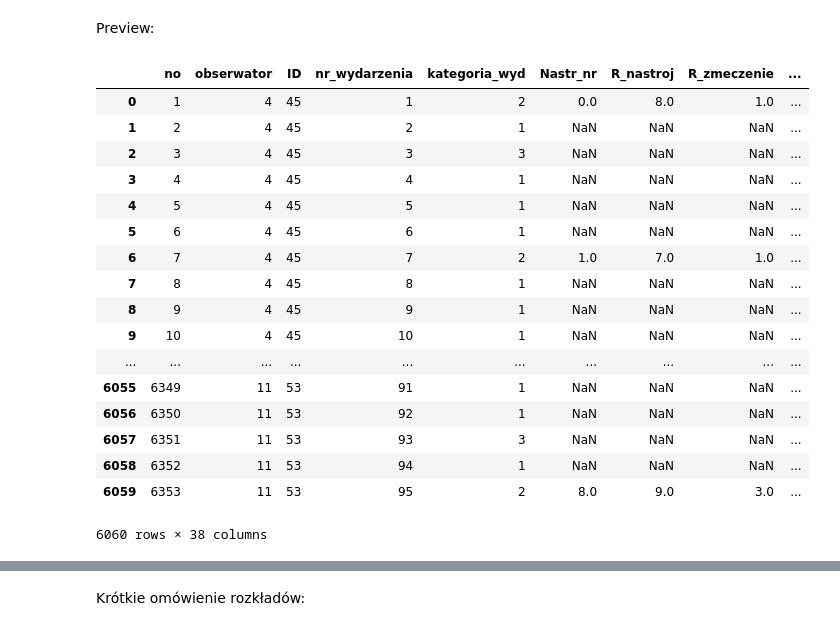
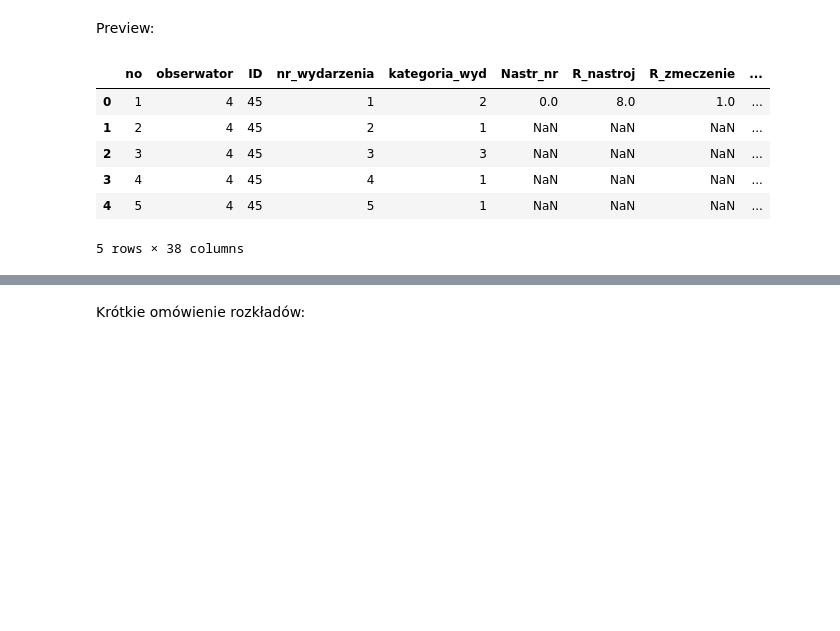
Before and after one commit to wernerolaf/WUM_projekt2, a Jupyter notebook: Prezentacja1.ipynb, the cells around one changed output, grey strips where cells are left out. Saved outputs shown, nothing was run; the diff lists cells and outputs as text; code cells hidden in the pictures; blank space fills up the shorter version.

```diff
--- a/Prezentacja1.ipynb
+++ b/Prezentacja1.ipynb
@@ -14,26 +14,15 @@ co to są ogółem za dane?
 # %% [markdown]
 Preview:
 # %%
-ob # Dane są sekwencyjne!
+ob.head() # Dane są sekwencyjne!
 # %% [output]
 |  | no | obserwator | ID | nr_wydarzenia | kategoria_wyd | Nastr_nr | R_nastroj | R_zmeczenie | ... |
 | 0 | 1 | 4 | 45 | 1 | 2 | 0.0 | 8.0 | 1.0 | ... |
 | 1 | 2 | 4 | 45 | 2 | 1 | NaN | NaN | NaN | ... |
 | 2 | 3 | 4 | 45 | 3 | 3 | NaN | NaN | NaN | ... |
 | 3 | 4 | 4 | 45 | 4 | 1 | NaN | NaN | NaN | ... |
 | 4 | 5 | 4 | 45 | 5 | 1 | NaN | NaN | NaN | ... |
-| 5 | 6 | 4 | 45 | 6 | 1 | NaN | NaN | NaN | ... |
-| 6 | 7 | 4 | 45 | 7 | 2 | 1.0 | 7.0 | 1.0 | ... |
-| 7 | 8 | 4 | 45 | 8 | 1 | NaN | NaN | NaN | ... |
-| 8 | 9 | 4 | 45 | 9 | 1 | NaN | NaN | NaN | ... |
-| 9 | 10 | 4 | 45 | 10 | 1 | NaN | NaN | NaN | ... |
-| ... | ... | ... | ... | ... | ... | ... | ... | ... | ... |
-| 6055 | 6349 | 11 | 53 | 91 | 1 | NaN | NaN | NaN | ... |
-| 6056 | 6350 | 11 | 53 | 92 | 1 | NaN | NaN | NaN | ... |
-| 6057 | 6351 | 11 | 53 | 93 | 3 | NaN | NaN | NaN | ... |
-| 6058 | 6352 | 11 | 53 | 94 | 1 | NaN | NaN | NaN | ... |
-| 6059 | 6353 | 11 | 53 | 95 | 2 | 8.0 | 9.0 | 3.0 | ... |
-6060 rows × 38 columns
+5 rows × 38 columns
 # %%
 ob.info()
 # %% [output]
```
Also changed, not shown: parts of 1 cell of this notebook.
